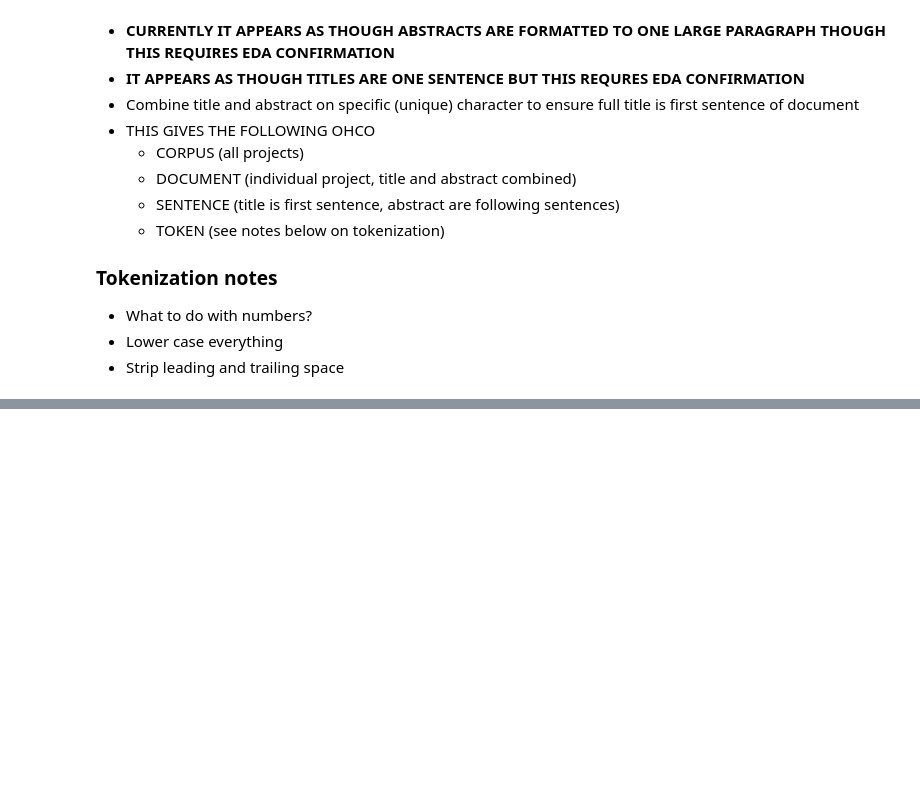
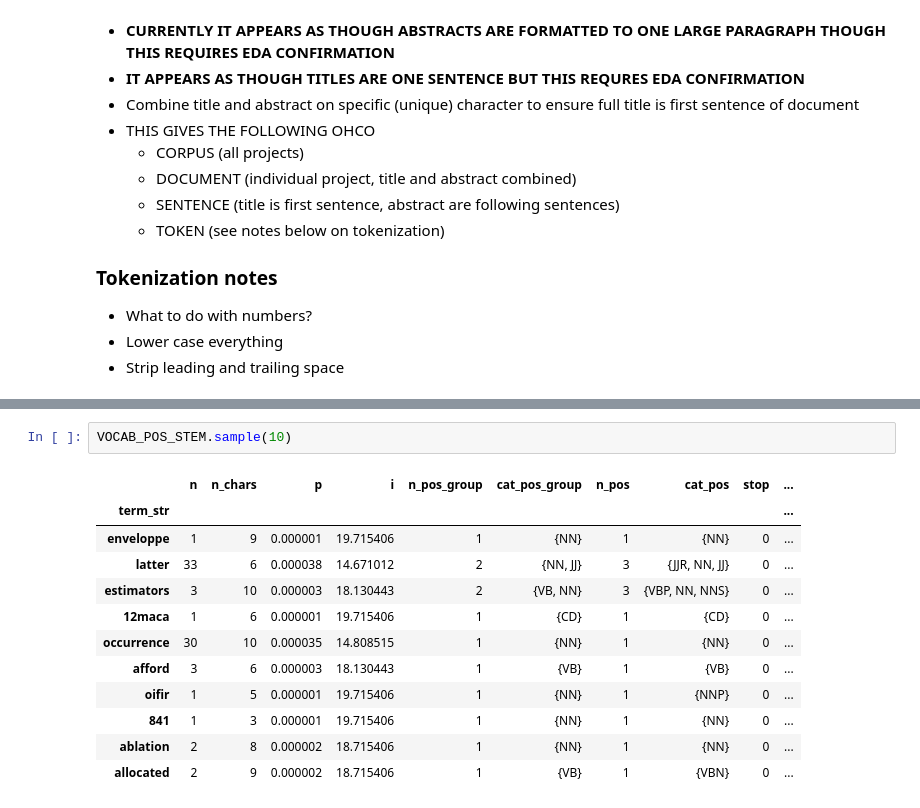
Before and after one commit to rlipps/NRAO_Capstone, a Jupyter notebook: data/Data_Preprocessing.ipynb, the cells around one changed output, grey strips where cells are left out. Saved outputs shown, nothing was run; the diff lists cells and outputs as text; blank space fills up the shorter version.

```diff
--- a/data/Data_Preprocessing.ipynb
+++ b/data/Data_Preprocessing.ipynb
@@ -119,0 +340,15 @@ def lemmatizer(string):
+# %%
+VOCAB_POS_STEM.sample(10)
+# %% [output]
+|  | n | n_chars | p | i | n_pos_group | cat_pos_group | n_pos | cat_pos | stop | ... |
+| term_str |  |  |  |  |  |  |  |  |  | ... |
+| enveloppe | 1 | 9 | 0.000001 | 19.715406 | 1 | {NN} | 1 | {NN} | 0 | ... |
+| latter | 33 | 6 | 0.000038 | 14.671012 | 2 | {NN, JJ} | 3 | {JJR, NN, JJ} | 0 | ... |
+| estimators | 3 | 10 | 0.000003 | 18.130443 | 2 | {VB, NN} | 3 | {VBP, NN, NNS} | 0 | ... |
+| 12maca | 1 | 6 | 0.000001 | 19.715406 | 1 | {CD} | 1 | {CD} | 0 | ... |
+| occurrence | 30 | 10 | 0.000035 | 14.808515 | 1 | {NN} | 1 | {NN} | 0 | ... |
+| afford | 3 | 6 | 0.000003 | 18.130443 | 1 | {VB} | 1 | {VB} | 0 | ... |
+| oifir | 1 | 5 | 0.000001 | 19.715406 | 1 | {NN} | 1 | {NNP} | 0 | ... |
+| 841 | 1 | 3 | 0.000001 | 19.715406 | 1 | {NN} | 1 | {NN} | 0 | ... |
+| ablation | 2 | 8 | 0.000002 | 18.715406 | 1 | {NN} | 1 | {NN} | 0 | ... |
+| allocated | 2 | 9 | 0.000002 | 18.715406 | 1 | {VB} | 1 | {VBN} | 0 | ... |
```
Also changed, not shown: parts of 31 cells of this notebook, 1 other file.
